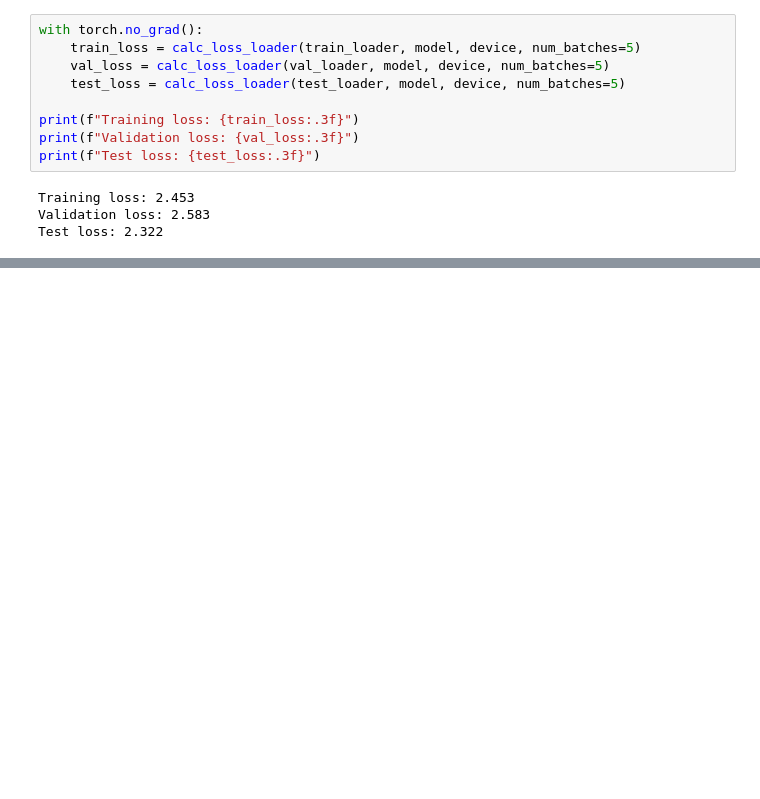
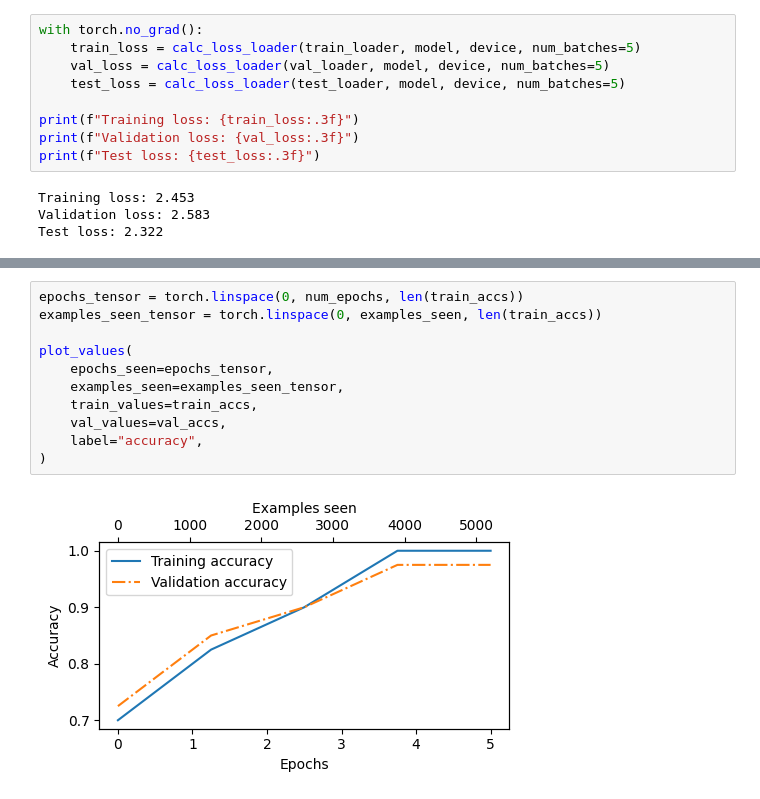
Before and after one commit to itohr/llms-from-scratch, a Jupyter notebook: ch06/01_main-chapter-code/ch06.ipynb, the cells around one changed output, grey strips where cells are left out. Drawn from its saved outputs; the diff is of its cells as text; blank space fills up the shorter version.

```diff
--- a/ch06/01_main-chapter-code/ch06.ipynb
+++ b/ch06/01_main-chapter-code/ch06.ipynb
@@ -518,0 +666,13 @@ Test loss: 2.322
+# %%
+epochs_tensor = torch.linspace(0, num_epochs, len(train_accs))
+examples_seen_tensor = torch.linspace(0, examples_seen, len(train_accs))
+
+plot_values(
+    epochs_seen=epochs_tensor,
+    examples_seen=examples_seen_tensor,
+    train_values=train_accs,
+    val_values=val_accs,
+    label="accuracy",
+)
+# %% [output]
+[figure, added]
```
Also changed, not shown: parts of 7 cells of this notebook, 2 other files.
